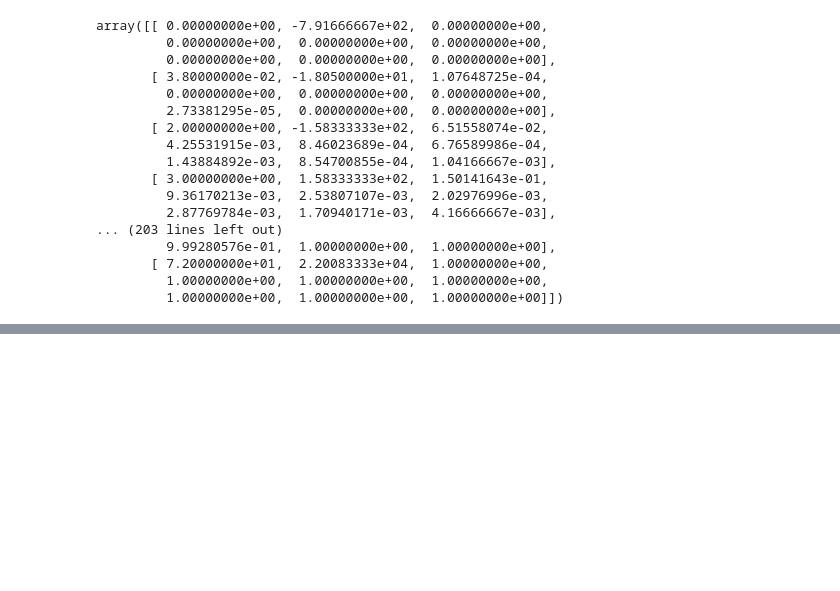
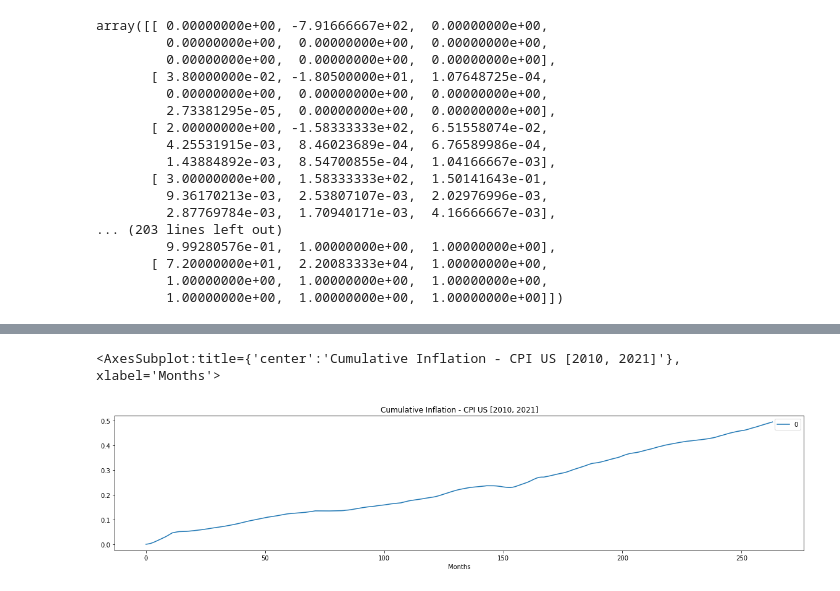
Before and after one commit to Caesar-blip/ABM, a Jupyter notebook: Income Distribution.ipynb, the cells around one changed output, grey strips where cells are left out. Cells and saved outputs as stored; diff of their text form; code cells hidden in the pictures; blank space fills up the shorter version.

```diff
--- a/Income Distribution.ipynb
+++ b/Income Distribution.ipynb
@@ -516,0 +564,5 @@ array([[ 0.00000000e+00, -7.91666667e+02,  0.00000000e+00,
+# %%
+pd.DataFrame(inflation_rates[['Jan', 'Feb', 'Mar', 'Apr', 'May', 'Jun', 'Jul', 'Aug', 'Sep', 'Oct', 'Nov', 'Dec']].values.flatten().cumsum()).plot(figsize=(20,4), title="Cumulative Inflation - CPI US [2010, 2021]", xlabel="Months")
+# %% [output]
+<AxesSubplot:title={'center':'Cumulative Inflation - CPI US [2010, 2021]'}, xlabel='Months'>
+[figure, added]
```
Also changed, not shown: parts of 5 cells of this notebook, 5 other files.
